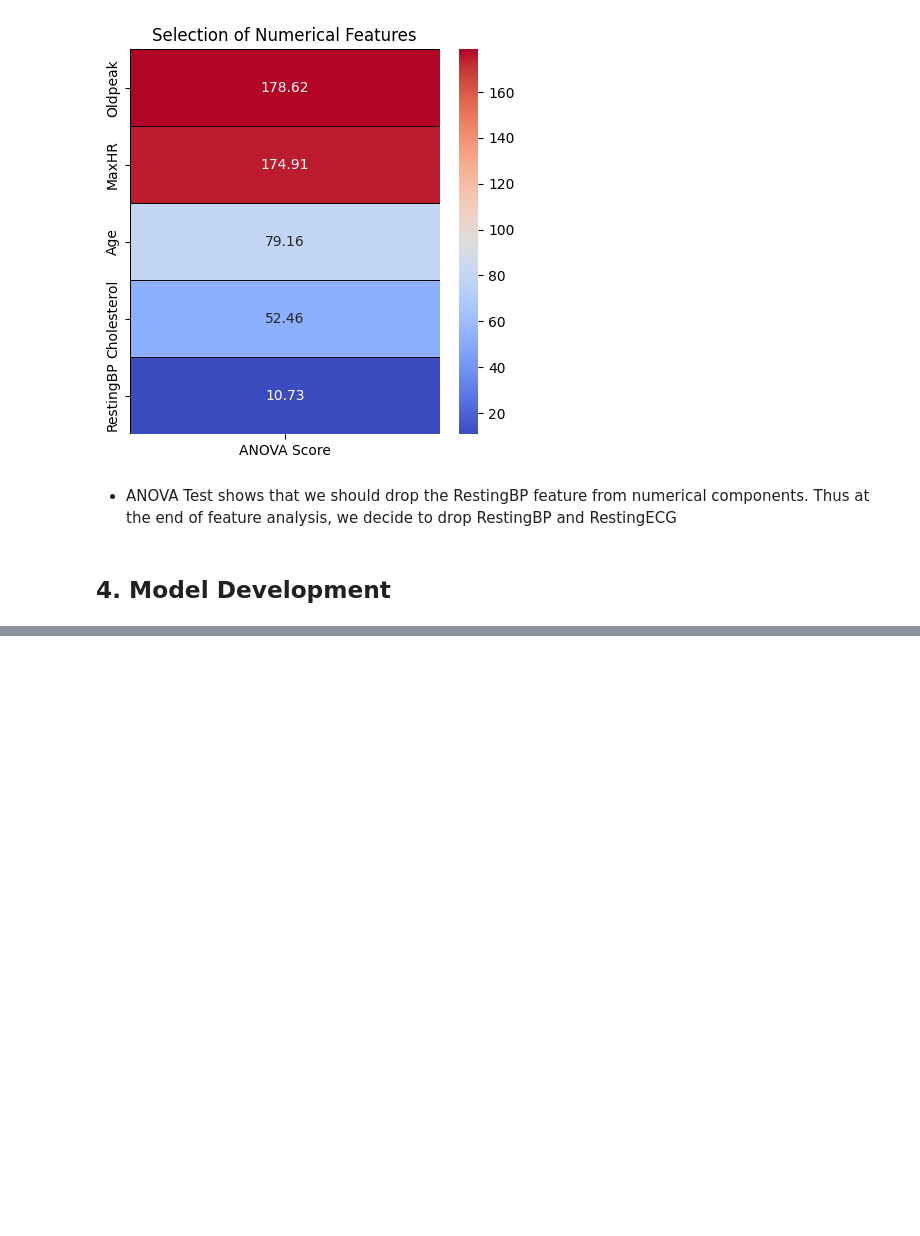
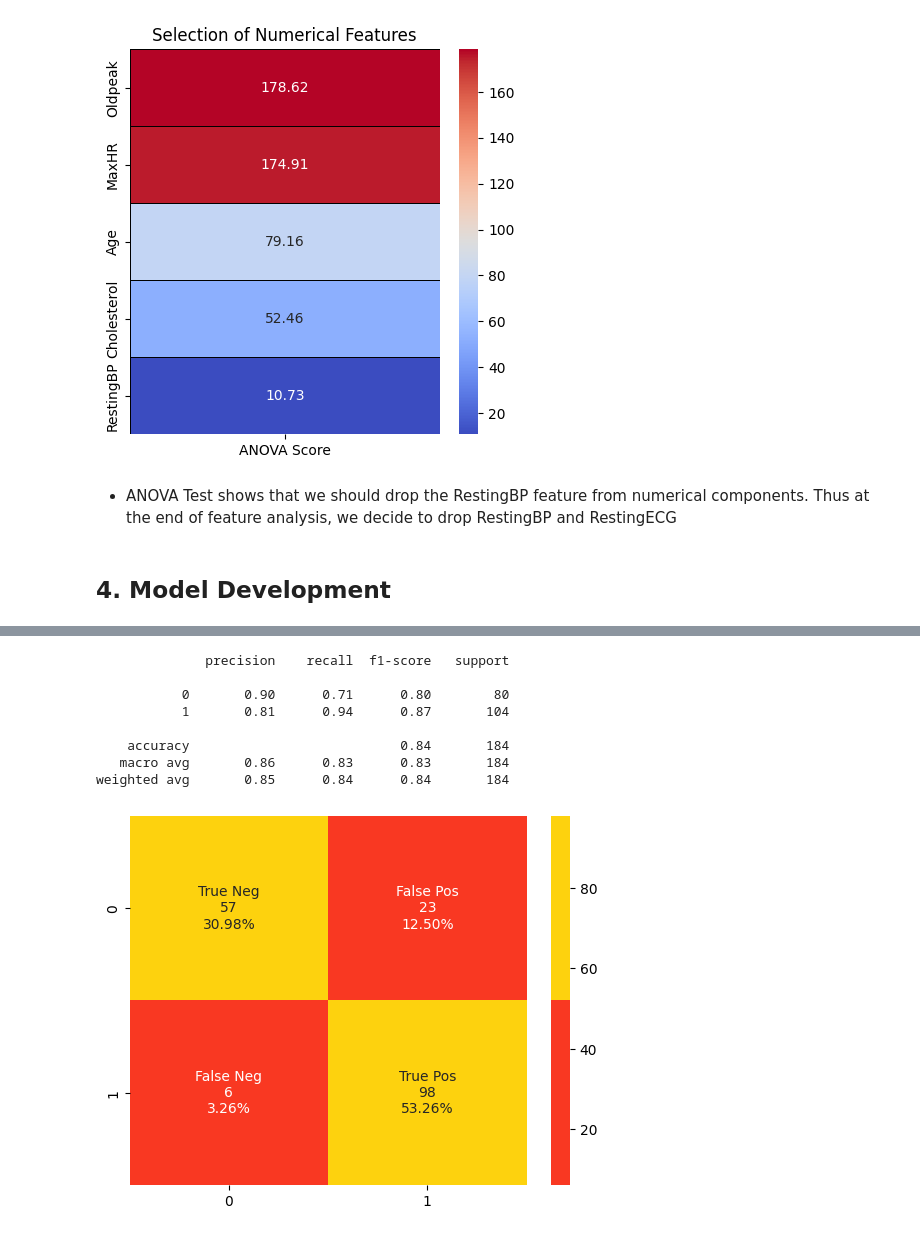
Before and after one commit to koushiksridhar/COMP562-HeartDiseasePred, a Jupyter notebook: HeartDiseasePrediction.ipynb, the cells around one changed output, grey strips where cells are left out. Cells and saved outputs as stored; diff of their text form; code cells hidden in the pictures; blank space fills up the shorter version.

```diff
--- a/HeartDiseasePrediction.ipynb
+++ b/HeartDiseasePrediction.ipynb
@@ -396,0 +507,12 @@ plt.title('Selection of Numerical Features');
+# %%
+model_eval(svc_class_poly)
+# %% [output]
+              precision    recall  f1-score   support
+
+           0       0.90      0.71      0.80        80
+           1       0.81      0.94      0.87       104
+
+    accuracy                           0.84       184
+   macro avg       0.86      0.83      0.83       184
+weighted avg       0.85      0.84      0.84       184
+[figure, added]
```
Also changed, not shown: parts of 27 cells of this notebook.
